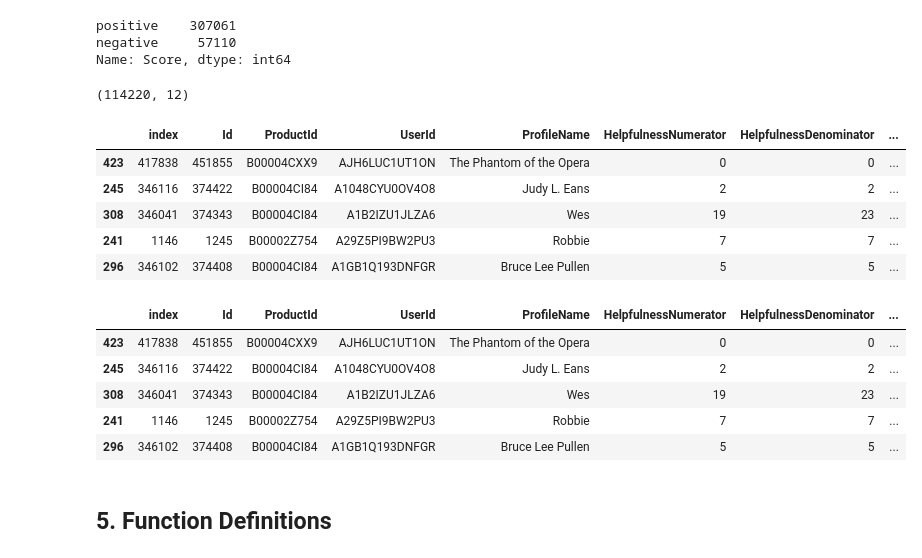
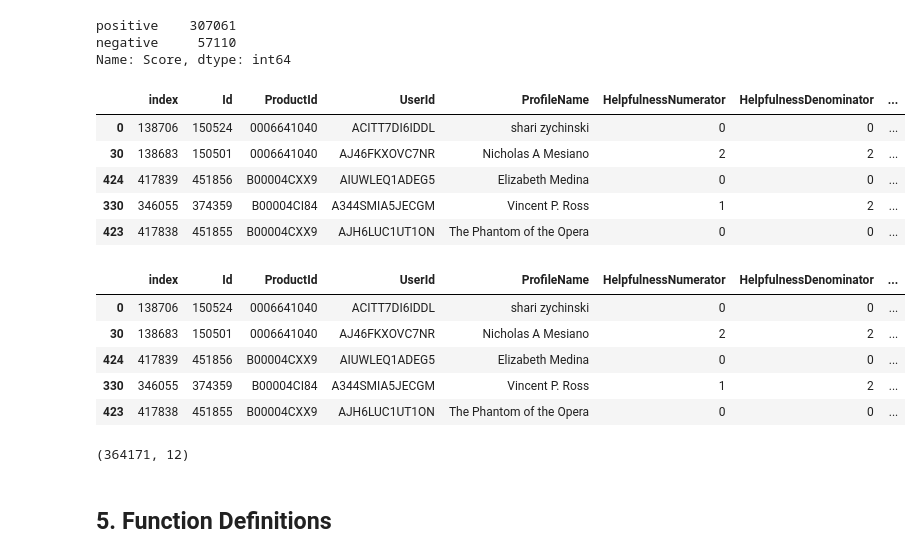
Before and after one commit to sradheya99/ML-Algorithms, a Jupyter notebook: 6.SVM/SVM_AZ.ipynb, the cells around one changed output. Drawn from its saved outputs; the diff is of its cells as text; code cells hidden in the pictures.

```diff
--- a/6.SVM/SVM_AZ.ipynb
+++ b/6.SVM/SVM_AZ.ipynb
@@ -139,18 +127,14 @@ df_downsampled = pd.concat([df_majority_downsampled, df_minority])
-# %%
-df_downsampled.shape
-# %% [output]
-(114220, 12)
 # %%
 # sorting the data according to the time-stamp
-sorted_data = df_downsampled.sort_values('Time', axis=0, ascending=True, inplace=False, kind='quicksort', na_position='last')
+sorted_data = data.sort_values('Time', axis=0, ascending=True, inplace=False, kind='quicksort', na_position='last')
 sorted_data.head()
 # %% [output]
 |  | index | Id | ProductId | UserId | ProfileName | HelpfulnessNumerator | HelpfulnessDenominator | ... |
+| 0 | 138706 | 150524 | 0006641040 | ACITT7DI6IDDL | shari zychinski | 0 | 0 | ... |
+| 30 | 138683 | 150501 | 0006641040 | AJ46FKXOVC7NR | Nicholas A Mesiano | 2 | 2 | ... |
+| 424 | 417839 | 451856 | B00004CXX9 | AIUWLEQ1ADEG5 | Elizabeth Medina | 0 | 0 | ... |
+| 330 | 346055 | 374359 | B00004CI84 | A344SMIA5JECGM | Vincent P. Ross | 1 | 2 | ... |
 | 423 | 417838 | 451855 | B00004CXX9 | AJH6LUC1UT1ON | The Phantom of the Opera | 0 | 0 | ... |
-| 245 | 346116 | 374422 | B00004CI84 | A1048CYU0OV4O8 | Judy L. Eans | 2 | 2 | ... |
-| 308 | 346041 | 374343 | B00004CI84 | A1B2IZU1JLZA6 | Wes | 19 | 23 | ... |
-| 241 | 1146 | 1245 | B00002Z754 | A29Z5PI9BW2PU3 | Robbie | 7 | 7 | ... |
-| 296 | 346102 | 374408 | B00004CI84 | A1GB1Q193DNFGR | Bruce Lee Pullen | 5 | 5 | ... |
 # %%
 def partition(x):
     if x == 'positive':
@@ -165,9 +149,13 @@ sorted_data['Score'] = positiveNegative
 sorted_data.head()
 # %% [output]
 |  | index | Id | ProductId | UserId | ProfileName | HelpfulnessNumerator | HelpfulnessDenominator | ... |
+| 0 | 138706 | 150524 | 0006641040 | ACITT7DI6IDDL | shari zychinski | 0 | 0 | ... |
+| 30 | 138683 | 150501 | 0006641040 | AJ46FKXOVC7NR | Nicholas A Mesiano | 2 | 2 | ... |
+| 424 | 417839 | 451856 | B00004CXX9 | AIUWLEQ1ADEG5 | Elizabeth Medina | 0 | 0 | ... |
+| 330 | 346055 | 374359 | B00004CI84 | A344SMIA5JECGM | Vincent P. Ross | 1 | 2 | ... |
 | 423 | 417838 | 451855 | B00004CXX9 | AJH6LUC1UT1ON | The Phantom of the Opera | 0 | 0 | ... |
-| 245 | 346116 | 374422 | B00004CI84 | A1048CYU0OV4O8 | Judy L. Eans | 2 | 2 | ... |
-| 308 | 346041 | 374343 | B00004CI84 | A1B2IZU1JLZA6 | Wes | 19 | 23 | ... |
-| 241 | 1146 | 1245 | B00002Z754 | A29Z5PI9BW2PU3 | Robbie | 7 | 7 | ... |
-| 296 | 346102 | 374408 | B00004CI84 | A1GB1Q193DNFGR | Bruce Lee Pullen | 5 | 5 | ... |
+# %%
+sorted_data.shape
+# %% [output]
+(364171, 12)
 # %%
```
Also changed, not shown: parts of 16 cells of this notebook, 3 other files.
